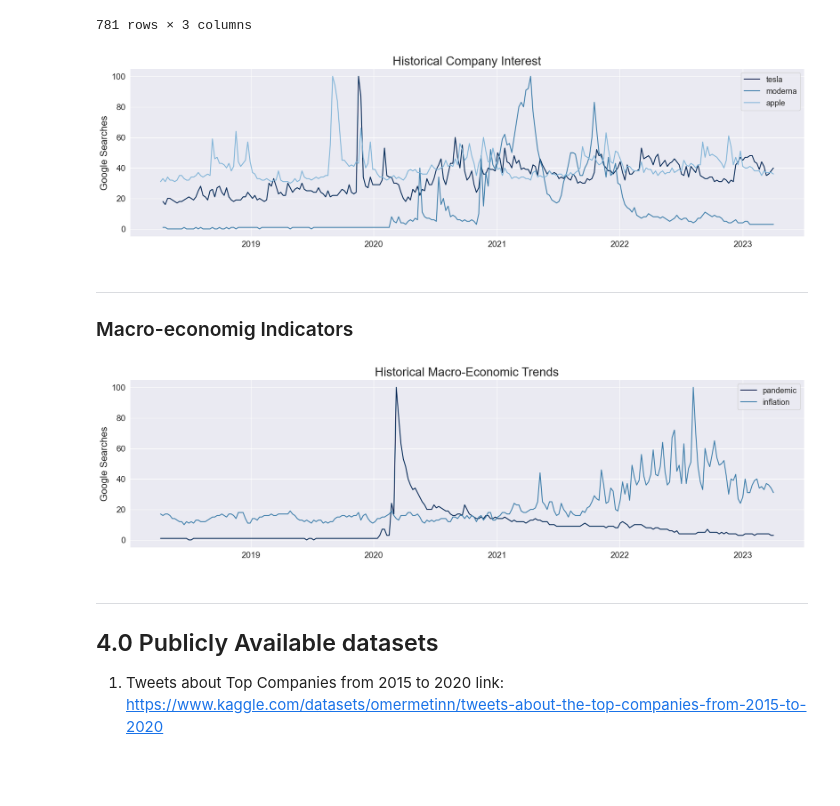
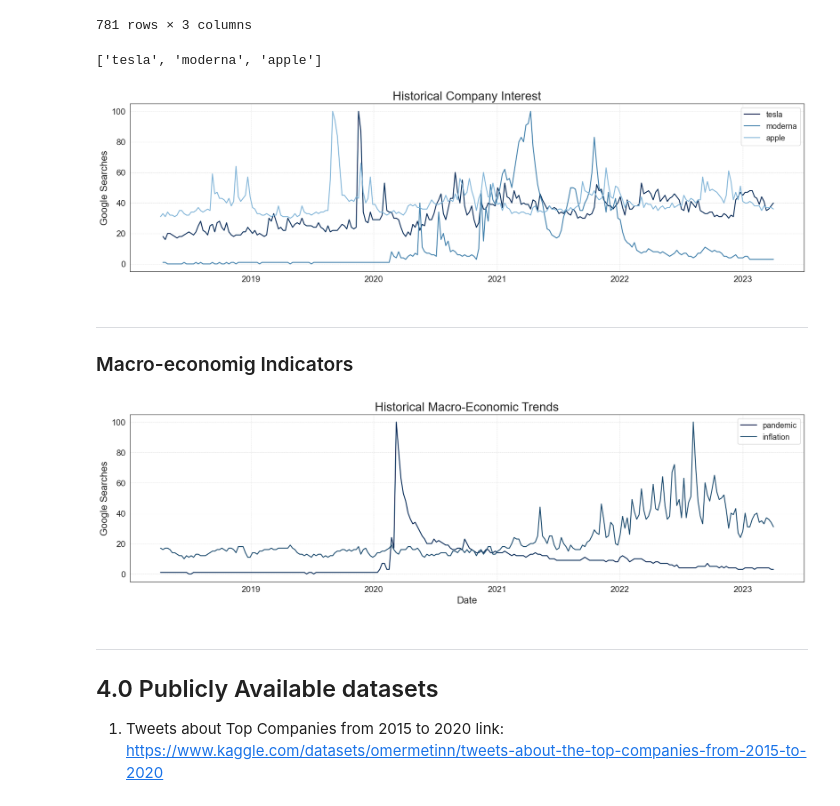
Before and after one commit to Diegozu97/thesis_code, a Jupyter notebook: 01_data_sources.ipynb, the cells around one changed output. Drawn from its saved outputs; the diff is of its cells as text; code cells hidden in the pictures; blank space fills up the shorter version.

```diff
--- a/01_data_sources.ipynb
+++ b/01_data_sources.ipynb
@@ -36,11 +36,15 @@ plt.rcParams['axes.titlesize'] = 20
 plt.rcParams['axes.labelsize'] = 16
 plt.rcParams['xtick.labelsize'] = 14
 plt.rcParams['ytick.labelsize'] = 14
-# Set color palette to blue shades
-sns.set_palette(["#003366", "#6699CC", "#99CCFF", "#99CCFF"])
-sns.set_palette(["#002855", "#3E7EAA", "#82B5D8", "#B3D9F2"])
+
+
+# Set the palette with different shades of blue
+sns.set_palette(["#00204E", "#25587E", "#4182B0", "#5CAADF"])
+# Rest of your code...
+sns.set_palette(["#00204E", "#25587E", "#4182B0", "#5CAADF"])
+sns.set_palette(["#001A41", "#1C4B6E", "#377B9C", "#52ABCA"])
 plt.rcParams['font.family'] = 'Times New Roman'
-sns.set_style("darkgrid")
+sns.set_style("white")
 
 # Linear Regression Packages
 from statsmodels.regression.rolling import RollingOLS
@@ -57,7 +61,7 @@ INFO: Pandarallel will use standard multiprocessing data transfer (pipe) to tran
 # %%
 from utils import search_folder
 current_dir = os.getcwd()
-thesis_folder_path = current_dir.replace("master_thesis_coding", "")
+thesis_folder_path = current_dir.replace("/laptop code/thesis_code", "")
 twitter_data_path = search_folder(thesis_folder_path,"twitter_data")
 eikon_data_path = search_folder(thesis_folder_path,"eikon_news")
 stock_data_path = search_folder(thesis_folder_path,"stock_prices")
@@ -355,6 +371,10 @@ company_google_search_df
 | 259 | 2023-03-26 | 37 | apple |
 | 260 | 2023-04-02 | 36 | apple |
 781 rows × 3 columns
+# %%
+list(company_google_search_df.company.unique())
+# %% [output]
+['tesla', 'moderna', 'apple']
 # %%
 plt.figure(figsize = (20,5))
 for comp in list(company_google_search_df.company.unique()):
@@ -364,9 +384,10 @@ for comp in list(company_google_search_df.company.unique()):
 plt.legend(["tesla", "moderna", "apple"])
 plt.ylabel("Google Searches")
 plt.title("Historical Company Interest")
+plt.grid(True, linestyle='--', linewidth=0.5, alpha=0.7)
 plt.show()
 # %% [output]
-[figure, old version]
+[figure, new version]
 # %%
 company_google_search_df.to_csv(modelling_data_path+ "/google_searches_companies.csv", index = False)
 # %% [markdown]
@@ -390,13 +411,15 @@ google_search_macro_df = google_search_macro_df.rename(columns = {"date":"dateti
 # %%
 plt.figure(figsize = (20,5))
 plt.plot(google_search_macro_df.datetime, google_search_macro_df.pandemic_mentions)
 plt.plot(google_search_macro_df.datetime, google_search_macro_df.inflation_mentions)
 plt.legend(["pandemic", "inflation"])
+plt.xlabel("Date")
 plt.ylabel("Google Searches")
 plt.title("Historical Macro-Economic Trends")
+plt.grid(True, linestyle='--', linewidth=0.5, alpha=0.7)
 plt.show()
 # %% [output]
-[figure, old version]
+[figure, new version]
 # %%
 #google_search_macro_df.to_csv(modelling_data_path + "/google_macro_searches.csv", index = False)
 # %% [markdown]
```
Also changed, not shown: parts of 20 cells of this notebook, 5 other files.
